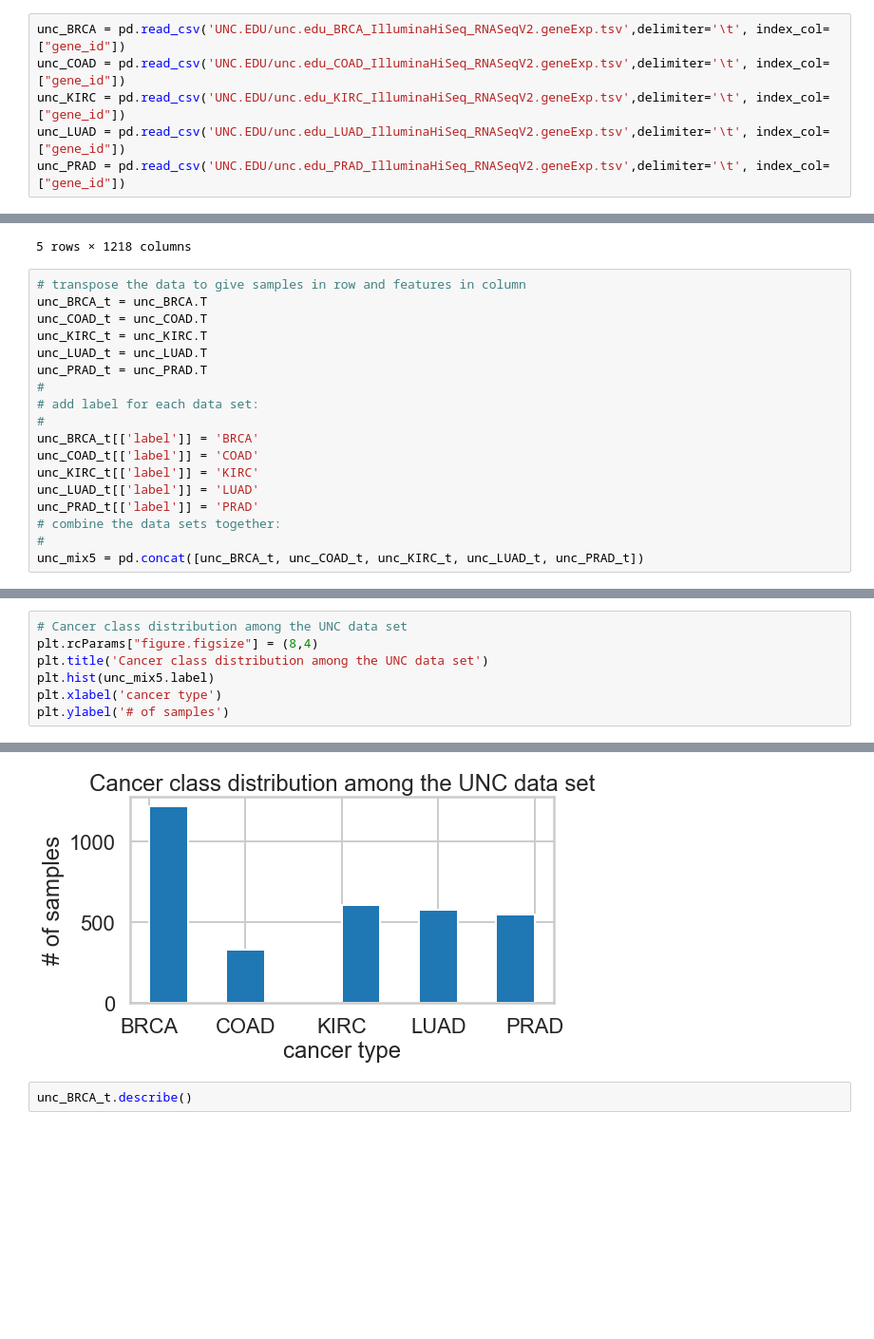
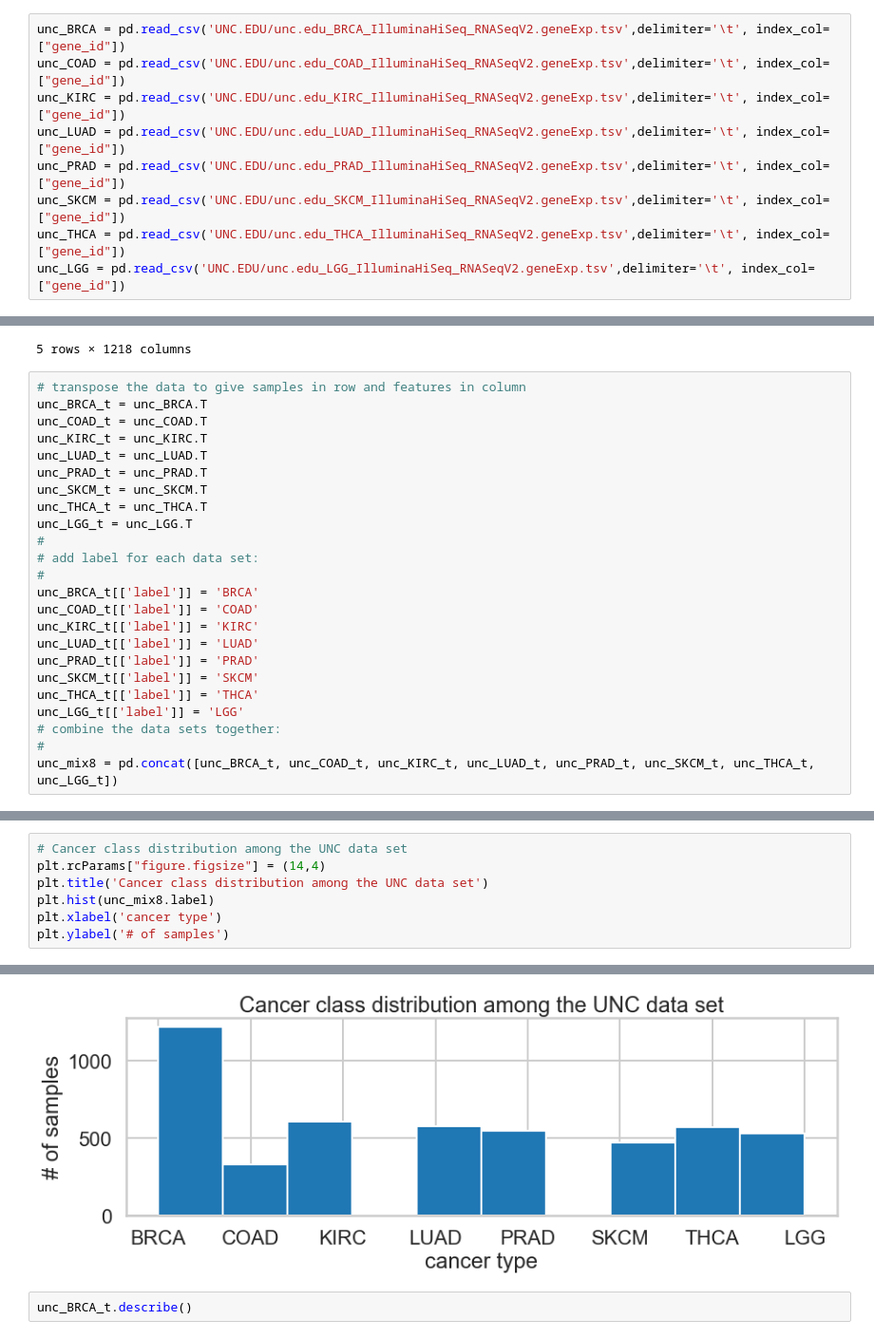
Before and after one commit to ZhanyangZhuSD/UCSD_ML, a Jupyter notebook: GeneExpressionCancerRNA-Seq.ipynb, the cells around one changed output, grey strips where cells are left out. Shown at 95% size. Saved outputs shown, nothing was run; the diff lists cells and outputs as text; blank space fills up the shorter version.

Commit message:
Capstone Project - Cancer Type Classification
Cancer Type Classification based Gene Expression Data

```diff
--- a/GeneExpressionCancerRNA-Seq.ipynb
+++ b/GeneExpressionCancerRNA-Seq.ipynb
@@ -48,6 +58,9 @@ unc_COAD = pd.read_csv('UNC.EDU/unc.edu_COAD_IlluminaHiSeq_RNASeqV2.geneExp.tsv'
 unc_KIRC = pd.read_csv('UNC.EDU/unc.edu_KIRC_IlluminaHiSeq_RNASeqV2.geneExp.tsv',delimiter='\t', index_col=["gene_id"])
 unc_LUAD = pd.read_csv('UNC.EDU/unc.edu_LUAD_IlluminaHiSeq_RNASeqV2.geneExp.tsv',delimiter='\t', index_col=["gene_id"])
 unc_PRAD = pd.read_csv('UNC.EDU/unc.edu_PRAD_IlluminaHiSeq_RNASeqV2.geneExp.tsv',delimiter='\t', index_col=["gene_id"])
+unc_SKCM = pd.read_csv('UNC.EDU/unc.edu_SKCM_IlluminaHiSeq_RNASeqV2.geneExp.tsv',delimiter='\t', index_col=["gene_id"])
+unc_THCA = pd.read_csv('UNC.EDU/unc.edu_THCA_IlluminaHiSeq_RNASeqV2.geneExp.tsv',delimiter='\t', index_col=["gene_id"])
+unc_LGG = pd.read_csv('UNC.EDU/unc.edu_LGG_IlluminaHiSeq_RNASeqV2.geneExp.tsv',delimiter='\t', index_col=["gene_id"])
 # %%
 unc_BRCA.head()
 # %% [output]
@@ -66,6 +79,9 @@ unc_COAD_t = unc_COAD.T
 unc_KIRC_t = unc_KIRC.T
 unc_LUAD_t = unc_LUAD.T
 unc_PRAD_t = unc_PRAD.T
+unc_SKCM_t = unc_SKCM.T
+unc_THCA_t = unc_THCA.T
+unc_LGG_t = unc_LGG.T
 #
 # add label for each data set:
 #
@@ -74,9 +90,12 @@ unc_COAD_t[['label']] = 'COAD'
 unc_KIRC_t[['label']] = 'KIRC'
 unc_LUAD_t[['label']] = 'LUAD'
 unc_PRAD_t[['label']] = 'PRAD'
+unc_SKCM_t[['label']] = 'SKCM'
+unc_THCA_t[['label']] = 'THCA'
+unc_LGG_t[['label']] = 'LGG'
 # combine the data sets together:
 #
-unc_mix5 = pd.concat([unc_BRCA_t, unc_COAD_t, unc_KIRC_t, unc_LUAD_t, unc_PRAD_t])
+unc_mix8 = pd.concat([unc_BRCA_t, unc_COAD_t, unc_KIRC_t, unc_LUAD_t, unc_PRAD_t, unc_SKCM_t, unc_THCA_t, unc_LGG_t])
 # %%
 print("Number of samples: ")
 print('  BRCA=' + str(len(unc_BRCA_t)))
@@ -96,13 +121,13 @@ Number of samples:
 # %%
 # Cancer class distribution among the UNC data set
-plt.rcParams["figure.figsize"] = (8,4)
+plt.rcParams["figure.figsize"] = (14,4)
 plt.title('Cancer class distribution among the UNC data set')
-plt.hist(unc_mix5.label)
+plt.hist(unc_mix8.label)
 plt.xlabel('cancer type')
 plt.ylabel('# of samples')
 # %% [output]
 Text(0, 0.5, '# of samples')
-[figure, old version]
+[figure, new version]
 # %%
 unc_BRCA_t.describe()
 # %% [output]
```
Also changed, not shown: parts of 56 cells of this notebook.
